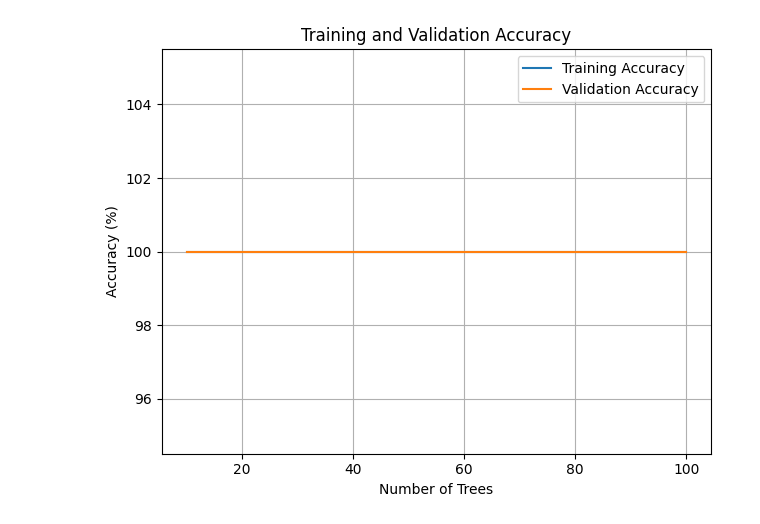
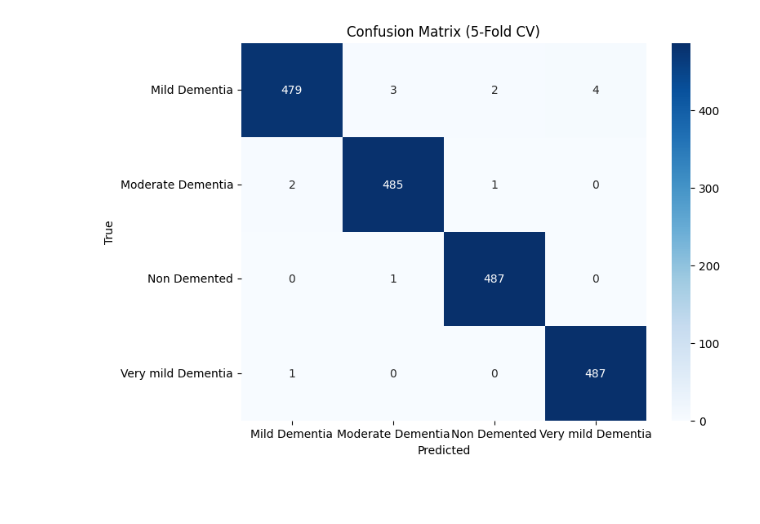
Before and after one commit to tousifo/ml_notebooks, a Jupyter notebook: oasis-alzheimer-s-detection-cnn.ipynb, the cells around one changed output. Drawn from its saved outputs; the diff is of its cells as text; code cells hidden in the pictures; blank space fills up the shorter version.

Commit message:
Kaggle Notebook | OASIS Alzheimer's Detection CNN | v6 rf with augmentation

```diff
--- a/oasis-alzheimer-s-detection-cnn.ipynb
+++ b/oasis-alzheimer-s-detection-cnn.ipynb
@@ -3,7 +3,7 @@
 # %%
 import torch
 from torchvision import datasets, transforms
-from sklearn.model_selection import train_test_split
+from sklearn.model_selection import train_test_split, KFold
 from sklearn.ensemble import RandomForestClassifier
 from sklearn.metrics import confusion_matrix, classification_report
 import numpy as np
@@ -19,16 +19,18 @@ if not os.path.exists(working_dir):
     shutil.copytree(data_dir, working_dir)
 data_dir = working_dir
 
-# Transforms with grayscale conversion
-transform = transforms.Compose([
+# Transforms with augmentation for training
+transform_train = transforms.Compose([
     transforms.Grayscale(num_output_channels=1),
+    transforms.RandomHorizontalFlip(),
+    transforms.RandomRotation(10),
     transforms.Resize((64, 64)),
     transforms.ToTensor(),
     transforms.Normalize(mean=[0.5], std=[0.5])
 ])
 
-# Load dataset
-original_dataset = datasets.ImageFolder(root=data_dir, transform=transform)
+# Load dataset without transform initially
+original_dataset = datasets.ImageFolder(root=data_dir, transform=None)
 class_names = original_dataset.classes
 class_to_idx = original_dataset.class_to_idx
 
@@ -46,92 +48,76 @@ for idx, label in enumerate(original_dataset.targets):
 balanced_indices = []
 balanced_labels = []
 for label in range(num_classes):
-    selected_indices = indices_per_class[label][:488]  # Limit to 488 per class
+    selected_indices = indices_per_class[label][:488]
     balanced_indices.extend(selected_indices)
     balanced_labels.extend([label] * len(selected_indices))
 
 print("Balanced dataset size:", len(balanced_indices))
 
-# Prepare data for Random Forest (flatten images)
-# Fix: Remove redundant transform, as images are already transformed
-X = np.array([original_dataset[i][0].flatten().numpy() for i in balanced_indices])
-y = np.array(balanced_labels)
+# Prepare data for Random Forest
+X = []
+y = balanced_labels
+for i in balanced_indices:
+    img = original_dataset[i][0]  # PIL Image
+    img = transform_train(img)    # Apply augmentation
+    X.append(img.flatten().numpy())
+X = np.array(X)
+y = np.array(y)
 
-# Split dataset
-X_train, X_val, y_train, y_val = train_test_split(
-    X, y, test_size=0.2, stratify=balanced_labels, random_state=42
-)
+# K-Fold Cross-Validation
+kf = KFold(n_splits=5, shuffle=True, random_state=42)
+fold_val_accuracies = []
+all_val_preds = []
+all_val_labels = []
 
-# Random Forest Model
-# Simulate "epochs" by incrementally increasing the number of trees
-n_estimators_list = [10, 30, 50, 70, 90, 100]  # Simulate 6 "epochs"
-train_accuracies = []
-val_accuracies = []
+for fold, (train_idx, val_idx) in enumerate(kf.split(X)):
+    X_train, X_val = X[train_idx], X[val_idx]
+    y_train, y_val = y[train_idx], y[val_idx]
 
-for n_estimators in n_estimators_list:
-    rf = RandomForestClassifier(n_estimators=n_estimators, random_state=42, n_jobs=-1)
+    # Random Forest with reduced complexity
+    rf = RandomForestClassifier(n_estimators=50, max_depth=10, random_state=42, n_jobs=-1)
     rf.fit(X_train, y_train)
-
-    # Training accuracy
-    train_pred = rf.predict(X_train)
-    train_accuracy = 100 * (train_pred == y_train).mean()
-    train_accuracies.append(train_accuracy)
 
     # Validation accuracy
     val_pred = rf.predict(X_val)
     val_accuracy = 100 * (val_pred == y_val).mean()
-    val_accuracies.append(val_accuracy)
+    fold_val_accuracies.append(val_accuracy)
 
-    print(f"n_estimators: {n_estimators}")
-    print(f'Train Accuracy: {train_accuracy:.2f}%')
-    print(f'Val Accuracy: {val_accuracy:.2f}%')
+    all_val_preds.extend(val_pred)
+    all_val_labels.extend(y_val)
 
-# Final model with all trees
-rf = RandomForestClassifier(n_estimators=100, random_state=42, n_jobs=-1)
-rf.fit(X_train, y_train)
-val_pred = rf.predict(X_val)
+    print(f"Fold {fold+1} Validation Accuracy: {val_accuracy:.2f}%")
 
-# Visualize training history
-plt.figure(figsize=(12, 5))
-plt.subplot(1, 2, 1)
-plt.plot(n_estimators_list, train_accuracies, label='Training Accuracy')
-plt.plot(n_estimators_list, val_accuracies, label='Validation Accuracy')
-plt.xlabel('Number of Trees')
-plt.ylabel('Accuracy (%)')
-plt.title('Training and Validation Accuracy')
-plt.legend()
-plt.grid(True)
-
-plt.tight_layout()
-plt.savefig('training_history_rf_4classes.png', dpi=300, bbox_inches='tight')
-plt.show()
+# Average accuracy across folds
+avg_val_accuracy = np.mean(fold_val_accuracies)
+print(f"Average Validation Accuracy: {avg_val_accuracy:.2f}%")
 
 # Confusion matrix
-cm = confusion_matrix(y_val, val_pred)
+cm = confusion_matrix(all_val_labels, all_val_preds)
 plt.figure(figsize=(8, 6))
 sns.heatmap(cm, annot=True, fmt='d', cmap='Blues', xticklabels=class_names, yticklabels=class_names)
 plt.xlabel('Predicted')
 plt.ylabel('True')
-plt.title('Confusion Matrix')
-plt.savefig('confusion_matrix_rf_4classes.png', dpi=300, bbox_inches='tight')
+plt.title('Confusion Matrix (5-Fold CV)')
+plt.savefig('confusion_matrix_rf_4classes_cv.png', dpi=300, bbox_inches='tight')
 plt.show()
 
 # Class-wise metrics
 print("\nClassification Report:")
-print(classification_report(y_val, val_pred, target_names=class_names))
+print(classification_report(all_val_labels, all_val_preds, target_names=class_names))
 
-# Feature Importance
+# Feature Importance (using the last fold's model)
 feature_importance = rf.feature_importances_
 importance_map = feature_importance.reshape(64, 64)
 plt.figure(figsize=(8, 6))
 sns.heatmap(importance_map, cmap='viridis')
 plt.title('Feature Importance Heatmap (Pixel Importance)')
-plt.savefig('feature_importance_rf_4classes.png', dpi=300, bbox_inches='tight')
+plt.savefig('feature_importance_rf_4classes_cv.png', dpi=300, bbox_inches='tight')
 plt.show()
 
 # Save model
 import joblib
-joblib.dump(rf, 'rf_alzheimer_4classes.pkl')
+joblib.dump(rf, 'rf_alzheimer_4classes_cv.pkl')
 # %% [output]
 Classes: ['Mild Dementia', 'Moderate Dementia', 'Non Demented', 'Very mild Dementia']
 Balanced dataset size: 1952
@@ -156 +130 @@ Val Accuracy: 100.00%
-[figure, old version]
+[figure, new version]
```
Also changed, not shown: parts of 2 cells of this notebook.
